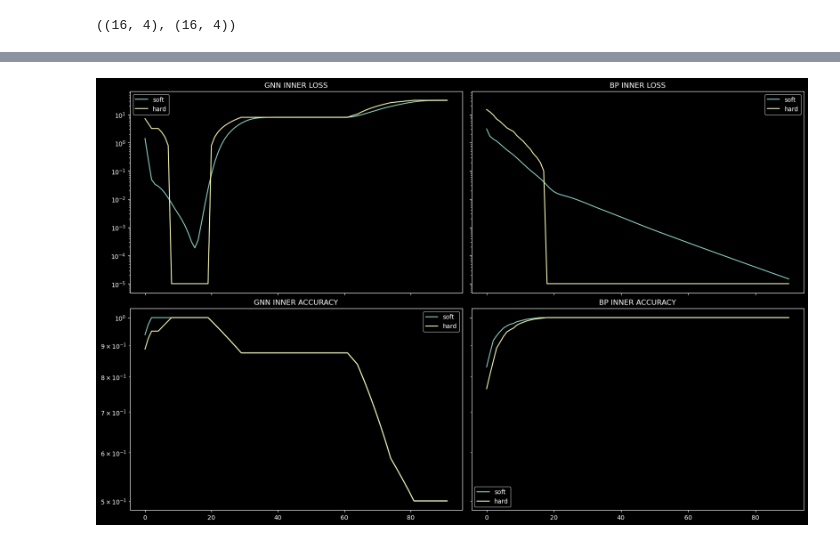
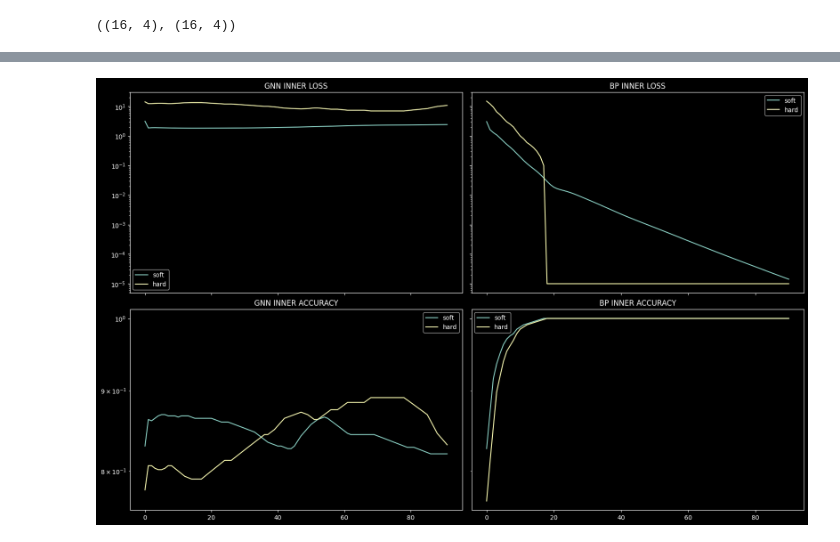
Before and after one commit to GabrielBena/boolean_nca_cc, a Jupyter notebook: random_boolean_nets.ipynb, the cells around one changed output, grey strips where cells are left out. Saved outputs shown, nothing was run; the diff lists cells and outputs as text; code cells hidden in the pictures.

```diff
--- a/random_boolean_nets.ipynb
+++ b/random_boolean_nets.ipynb
@@ -695,16 +696,21 @@ import jax.numpy as jnp
 from boolean_nca_cc.utils import build_graph, extract_logits_from_graph
 # %%
 key = jax.random.PRNGKey(42)
-input_n, output_n, arity = 4, 4, 2
+input_n, output_n, arity, layer_n = (
+    loaded_config.circuit.input_bits,
+    loaded_config.circuit.output_bits,
+    loaded_config.circuit.arity,
+    loaded_config.circuit.num_layers,
+)
 case_n = 1 << input_n
 x = jp.arange(case_n)
 x, y0 = get_task_data(
-    "binary_multiply", case_n, input_bits=input_n, output_bits=output_n
+    loaded_config.circuit.task, case_n, input_bits=input_n, output_bits=output_n
 )
 
-hidden_dim = 128
-loss_type = "l4"
-layer_sizes = generate_layer_sizes(input_n, output_n, arity, layer_n=3)
+hidden_dim = loaded_config.model.hidden_dim
+loss_type = loaded_config.training.loss_type
+layer_sizes = generate_layer_sizes(input_n, output_n, arity, layer_n=layer_n)
 wires, logits = gen_circuit(key, layer_sizes, arity=arity)
 graph = build_graph(logits, wires, input_n, arity, hidden_dim=hidden_dim, loss_value=0)
 # %%
@@ -717,15 +723,15 @@ updated_graph = model(graph)
 updated_graph.nodes["logits"].shape
 updated_logits = extract_logits_from_graph(updated_graph, [l.shape for l in logits])
 # %%
-evaluate_model_stepwise(
-    model=model,
+step_metrics = evaluate_model_stepwise(
+    model=loaded_model,
     wires=wires,
     logits=logits,
     x_data=x,
-    y_data=y0.astype(jnp.int32),
+    y_data=y0,
     input_n=input_n,
+    n_message_steps=100,
     arity=arity,
     hidden_dim=hidden_dim,
-    n_message_steps=100,
     loss_type=loss_type,
 )
@@ -750,28 +738,42 @@ evaluate_model_stepwise(
+# %%
+aux_log_stepwise = [
+    {"accuracy": acc, "hard_accuracy": hard_acc, "hard_loss": hard_loss}
+    for acc, hard_acc, hard_loss in zip(
+        step_metrics["soft_accuracy"],
+        step_metrics["hard_accuracy"],
+        step_metrics["hard_loss"],
+    )
+]
+# %%
+model_log_results = {
+    "losses": step_metrics["soft_loss"],
+    "aux_log": aux_log_stepwise,
+}
 # %%
 # Compare GNN and BP
 
 fig, axs = plt.subplots(
     2, 2, figsize=(16, 10), sharey="row", sharex="col", constrained_layout=True
 )
 
 for method, axs_method, results in zip(
-    ["GNN", "BP"], axs.T, [gnn_log_results, bp_results]
+    ["GNN", "BP"], axs.T, [model_log_results, bp_results]
 ):
     for metric, ax in zip(["loss", "accuracy"], axs_method):
         if metric == "loss":
             plot_losses(
                 results["losses"],
                 results["aux_log"],
                 (fig, ax),
                 title=f"{method} INNER LOSS",
             )
         else:
             plot_losses(
                 results["losses"],
                 results["aux_log"],
                 (fig, ax),
                 title=f"{method} INNER ACCURACY",
                 plot_accuracy=True,
             )
 # %% [output]
-[figure, old version]
+[figure, new version]
```
Also changed, not shown: parts of 19 cells of this notebook, 7 other files.
